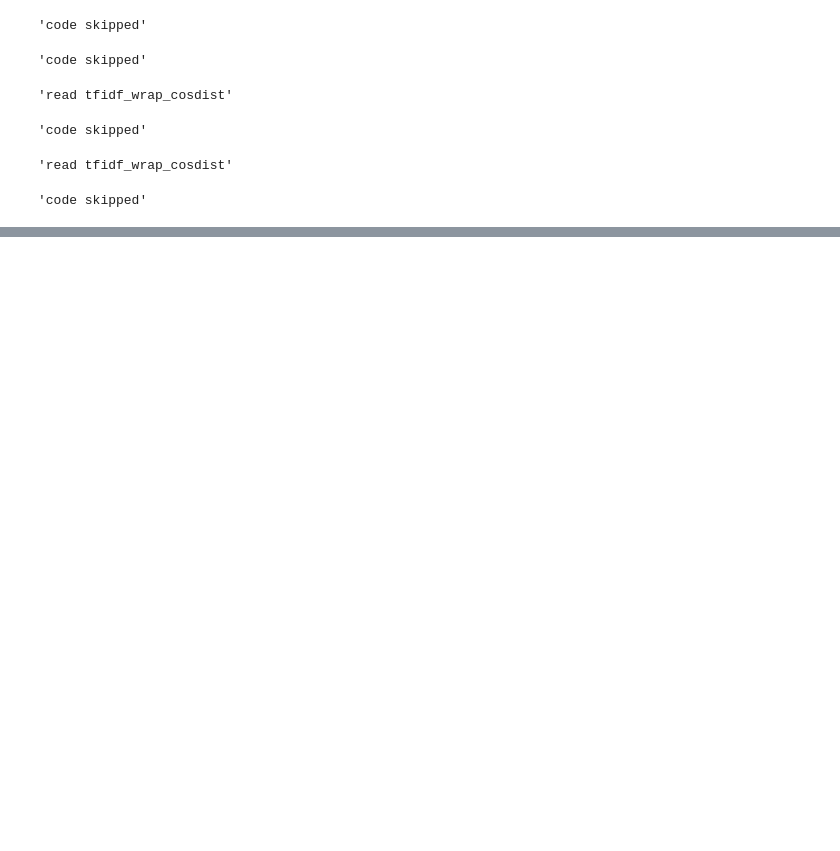
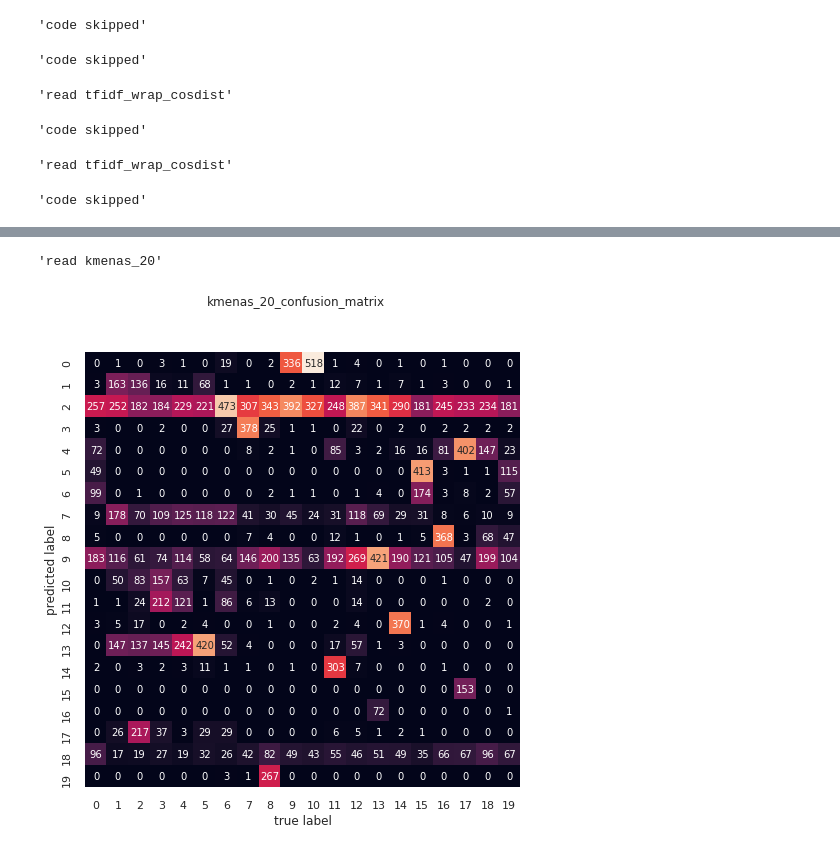
Before and after one commit to GA239/DS_course, a Jupyter notebook: HW6/clustering.ipynb, the cells around one changed output, grey strips where cells are left out. Cells and saved outputs as stored; diff of their text form; code cells hidden in the pictures; blank space fills up the shorter version.

```diff
--- a/HW6/clustering.ipynb
+++ b/HW6/clustering.ipynb
@@ -192,6 +211,37 @@ class Plotter:
             ax.axis('off')
         fig.suptitle(title)
         return fig
+
+    @save_result('-', calculate=True, skip=False)
+    def clusters_tsne(self, num, title='title'):
+        tsne = TSNEVisualizer()
+        tsne.fit(self.vectors, self.get_target(num))
+        f = tsne.show().figure
+        f.set_figheight(15)
+        f.set_figwidth(15)
+        f.suptitle(title)
+        return f
+
+    @save_result('-', calculate=True, skip=False)
+    def plot_confusion_matrix(self, num, title='title'):
+
+        # Compute confusion matrix
+        truth = self.get_target(num).values
+
+        num_clus = len(set(truth))
+        k_labels = self.calculate_kmenas(num_clus, file_name='kmenas_{}'.format(num_clus))
+
+
+        fig = plt.figure(figsize=(8, 8))
+        mat = confusion_matrix(truth, k_labels)
+        sns.heatmap(mat.T, square=True, annot=True, fmt='d', cbar=False,
+                    xticklabels=set(truth),
+                    yticklabels=set(truth))
+        plt.xlabel('true label')
+        plt.ylabel('predicted label');
+        fig.suptitle(title)
+        return fig
+
 
     @staticmethod
     @save_result('-', calculate=False, skip=True)
@@ -546,0 +527,5 @@ save(tsne, 'tsne_1')
+# %%
+tfidf_adapter.plot_confusion_matrix(0, title='kmenas_20_confusion_matrix')
+# %% [output]
+'read kmenas_20'
+[figure, added]
```
Also changed, not shown: parts of 22 cells of this notebook, 15 other files.
